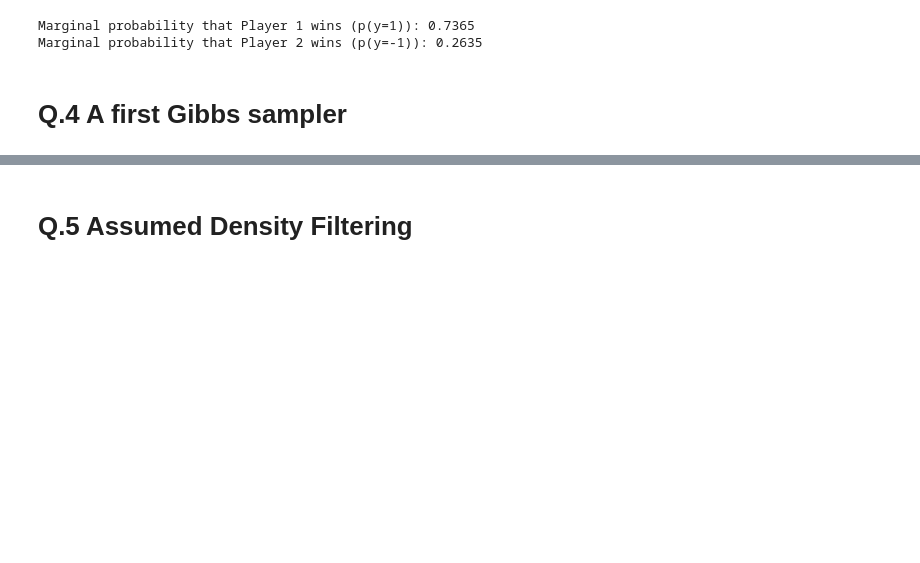
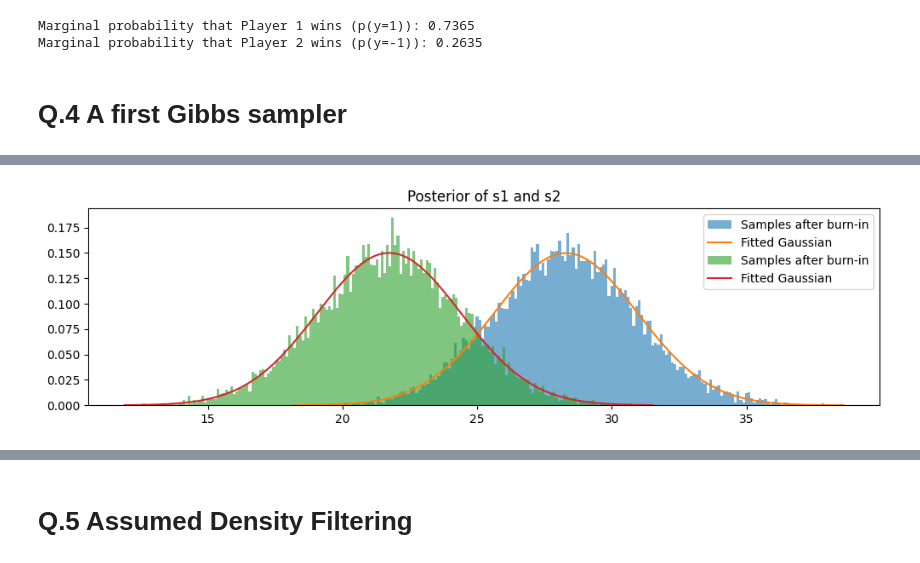
Before and after one commit to ClaudeCarlsson/Bayesian-Skill-Estimation-in-Player-Competitions, a Jupyter notebook: Project.ipynb, the cells around one changed output, grey strips where cells are left out. Cells and saved outputs as stored; diff of their text form; code cells hidden in the pictures; blank space fills up the shorter version.

```diff
--- a/Project.ipynb
+++ b/Project.ipynb
@@ -240,0 +244,6 @@ plt.show()
+# %%
+fig, ax = plt.subplots(1, 1, figsize=(12, 3))
+plot_histogram_with_fitted_gaussian(s1_samples, "1", ax)
+plot_histogram_with_fitted_gaussian(s2_samples, "Posterior of s1 and s2", ax)
+# %% [output]
+[figure, added]
```
Also changed, not shown: parts of 20 cells of this notebook, 7 other files.
